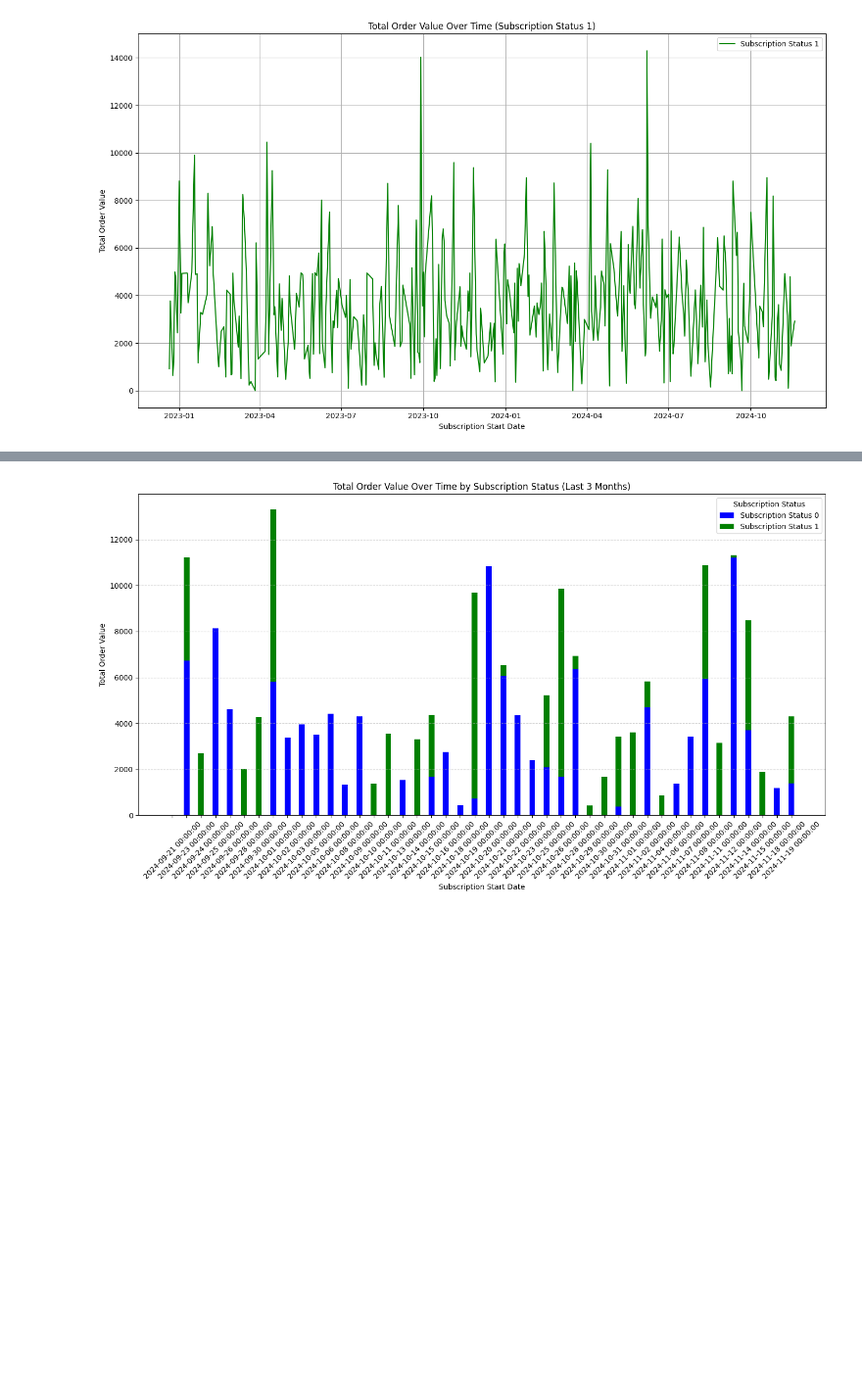
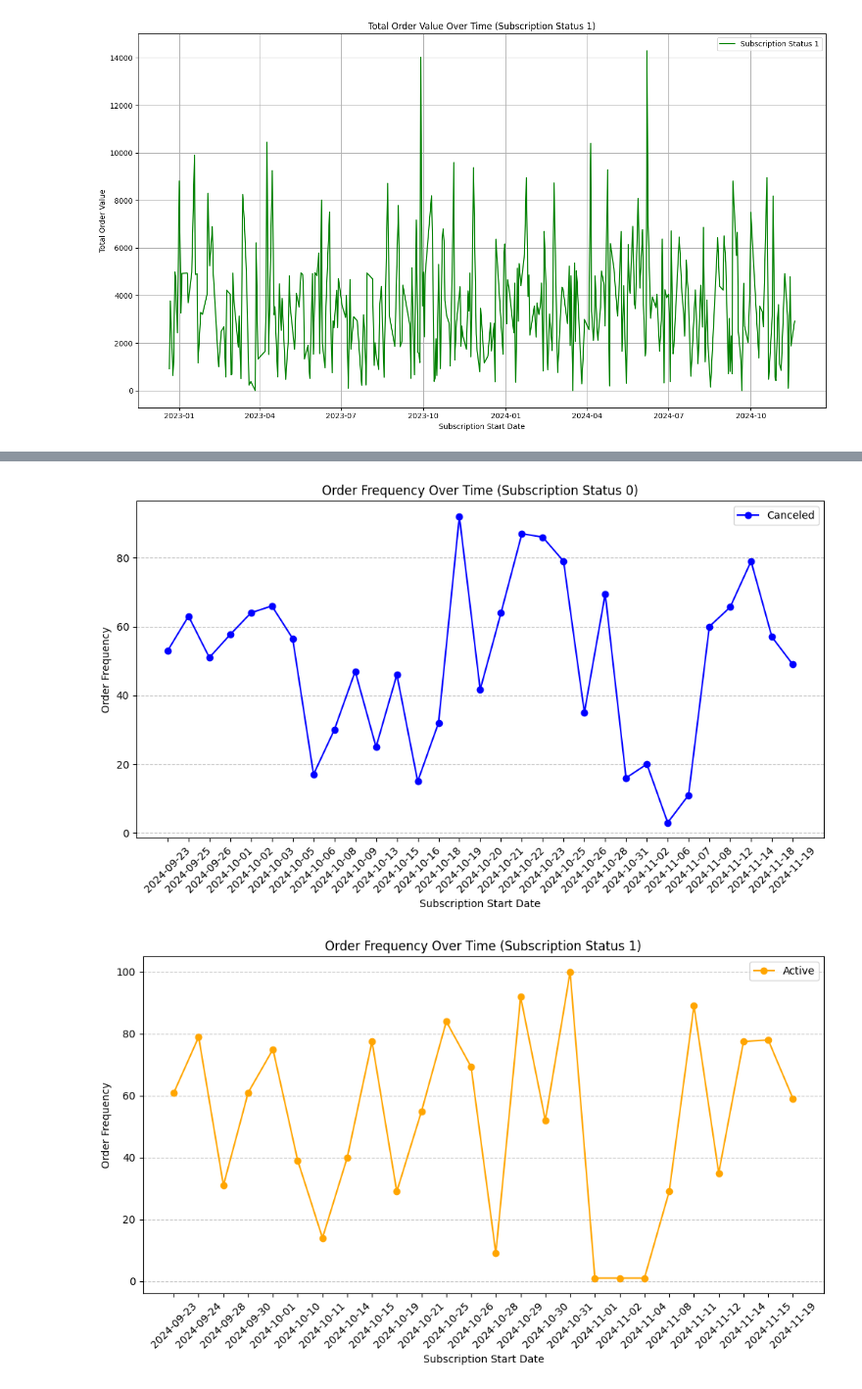
Before and after one commit to hanieranjbar/snappfood_task, a Jupyter notebook: 1stpythontaskEDA.ipynb, the cells around one changed output, grey strips where cells are left out. Shown at 98% size. Cells and saved outputs as stored; diff of their text form; code cells hidden in the pictures; blank space fills up the shorter version.

```diff
--- a/1stpythontaskEDA.ipynb
+++ b/1stpythontaskEDA.ipynb
@@ -134,65 +341,67 @@ plt.show()
 # %%
 import pandas as pd
 import matplotlib.pyplot as plt
 import seaborn as sns
 
 # Load the dataset
 file_path = "foodpro_users.csv"
 data = pd.read_csv(file_path)
 
 # Ensure subscription_start is in datetime format
 data['subscription_start'] = pd.to_datetime(data['subscription_start'])
 
 # Filter data for the last 3 months
 three_months_ago = pd.Timestamp.now() - pd.DateOffset(months=3)
 data = data[data['subscription_start'] >= three_months_ago]
 
+# Format subscription_start to yyyy-mm-dd
+data['subscription_start'] = data['subscription_start'].dt.strftime('%Y-%m-%d')
+
 # Filter data for subscription_status = 0 and 1
 data_0 = data[data['subscription_status'] == 0]
 data_1 = data[data['subscription_status'] == 1]
 
-# Group by subscription_start and calculate metrics for status 0
-metrics_0 = data_0.groupby('subscription_start').agg({
-    'total_orders': 'sum',
-    'total_order_value': 'sum'
-}).reset_index()
+# Calculate order frequency as total orders divided by the number of unique customers
+data_0_grouped = data_0.groupby(['subscription_start']).agg(
+    total_orders=('total_orders', 'sum'),
+    unique_customers=('customer_id', 'nunique')
+).reset_index()
 
-# Group by subscription_start and calculate metrics for status 1
-metrics_1 = data_1.groupby('subscription_start').agg({
-    'total_orders': 'sum',
-    'total_order_value': 'sum'
-}).reset_index()
+data_1_grouped = data_1.groupby(['subscription_start']).agg(
+    total_orders=('total_orders', 'sum'),
+    unique_customers=('customer_id', 'nunique')
+).reset_index()
 
-# Merge the metrics for plotting
-merged_metrics = pd.merge(metrics_0, metrics_1, on='subscription_start', how='outer', suffixes=('_0', '_1')).fillna(0)
+# Calculate order frequency
+data_0_grouped['order_frequency'] = data_0_grouped['total_orders'] / data_0_grouped['unique_customers']
+data_1_grouped['order_frequency'] = data_1_grouped['total_orders'] / data_1_grouped['unique_customers']
 
-# Plot the data as a bar chart
-plt.figure(figsize=(14, 8))
-bar_width = 0.4
+# Plot for subscription_status = 0 (Canceled)
+plt.figure(figsize=(10, 6))
+plt.plot(data_0_grouped['subscription_start'], data_0_grouped['order_frequency'], marker='o', color='blue', label='Canceled')
+plt.title('Order Frequency Over Time (Subscription Status 0)')
+plt.xlabel('Subscription Start Date')
+plt.ylabel('Order Frequency')
+plt.xticks(rotation=45)
+plt.grid(axis='y', linestyle='--', alpha=0.7)
+plt.tight_layout()
+plt.legend()
+plt.show()
 
-# Bar positions
-x = merged_metrics['subscription_start']
-x_indexes = range(len(x))
-
-# Plot bars for subscription_status = 0
-plt.bar(x_indexes, merged_metrics['total_order_value_0'], width=bar_width, label='Subscription Status 0', color='blue')
-
-# Plot bars for subscription_status = 1 on top of the previous bars
-plt.bar(x_indexes, merged_metrics['total_order_value_1'], width=bar_width, bottom=merged_metrics['total_order_value_0'], label='Subscription Status 1', color='green')
-
-# Add labels and title
+# Plot for subscription_status = 1 (Active)
+plt.figure(figsize=(10, 6))
+plt.plot(data_1_grouped['subscription_start'], data_1_grouped['order_frequency'], marker='o', color='orange', label='Active')
+plt.title('Order Frequency Over Time (Subscription Status 1)')
 plt.xlabel('Subscription Start Date')
-plt.ylabel('Total Order Value')
-plt.title('Total Order Value Over Time by Subscription Status (Last 3 Months)')
-plt.xticks(ticks=x_indexes, labels=x, rotation=45)
-plt.legend(title='Subscription Status')
+plt.ylabel('Order Frequency')
+plt.xticks(rotation=45)
 plt.grid(axis='y', linestyle='--', alpha=0.7)
-
-# Show the plot
 plt.tight_layout()
+plt.legend()
 plt.show()
 # %% [output]
-[figure, old version]
+[figure, new version]
+[figure, added]
 # %%
 import pandas as pd
 import matplotlib.pyplot as plt
```
Also changed, not shown: parts of 6 cells of this notebook.
